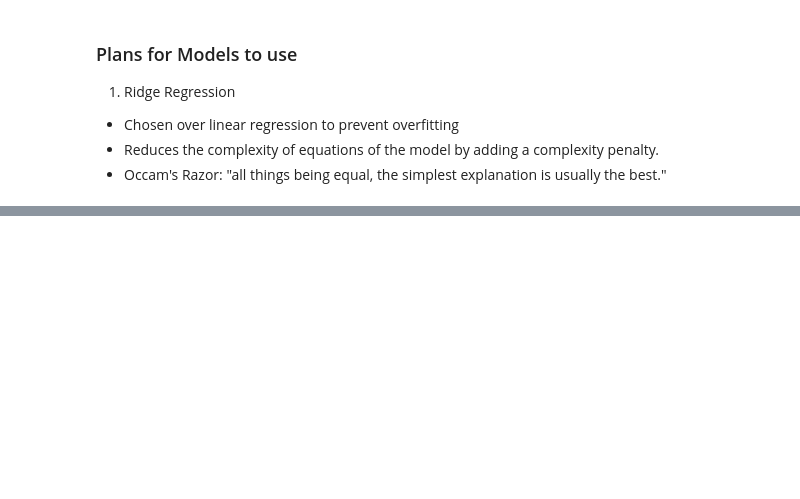
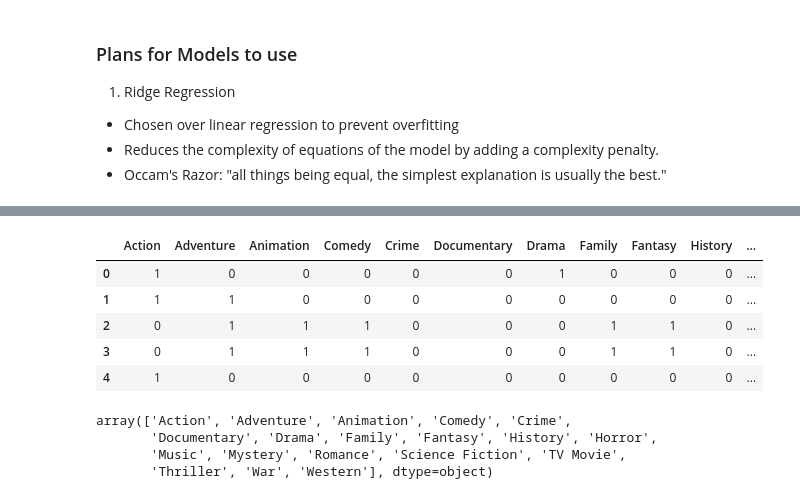
Before and after one commit to Ritsav/movie-rating-predictor, a Jupyter notebook: preprocess.ipynb, the cells around one changed output, grey strips where cells are left out. Saved outputs shown, nothing was run; the diff lists cells and outputs as text; code cells hidden in the pictures; blank space fills up the shorter version.

```diff
--- a/preprocess.ipynb
+++ b/preprocess.ipynb
@@ -85,0 +121,27 @@ sns.
+# %%
+genres = df["genre"].fillna("").apply(
+    lambda s: [g.strip() for g in s.split(",") if g.strip()]
+)
+
+mlb = MultiLabelBinarizer()
+genre_features = pd.DataFrame(
+    mlb.fit_transform(genres),
+    columns=mlb.classes_,
+    index=df.index
+)
+
+display(genre_features.head())
+# %% [output]
+|  | Action | Adventure | Animation | Comedy | Crime | Documentary | Drama | Family | Fantasy | History | ... |
+| 0 | 1 | 0 | 0 | 0 | 0 | 0 | 1 | 0 | 0 | 0 | ... |
+| 1 | 1 | 1 | 0 | 0 | 0 | 0 | 0 | 0 | 0 | 0 | ... |
+| 2 | 0 | 1 | 1 | 1 | 0 | 0 | 0 | 1 | 1 | 0 | ... |
+| 3 | 0 | 1 | 1 | 1 | 0 | 0 | 0 | 1 | 1 | 0 | ... |
+| 4 | 1 | 0 | 0 | 0 | 0 | 0 | 0 | 0 | 0 | 0 | ... |
+# %%
+mlb.classes_
+# %% [output]
+array(['Action', 'Adventure', 'Animation', 'Comedy', 'Crime',
+       'Documentary', 'Drama', 'Family', 'Fantasy', 'History', 'Horror',
+       'Music', 'Mystery', 'Romance', 'Science Fiction', 'TV Movie',
+       'Thriller', 'War', 'Western'], dtype=object)
```
Also changed, not shown: parts of 9 cells of this notebook, 2 other files.
